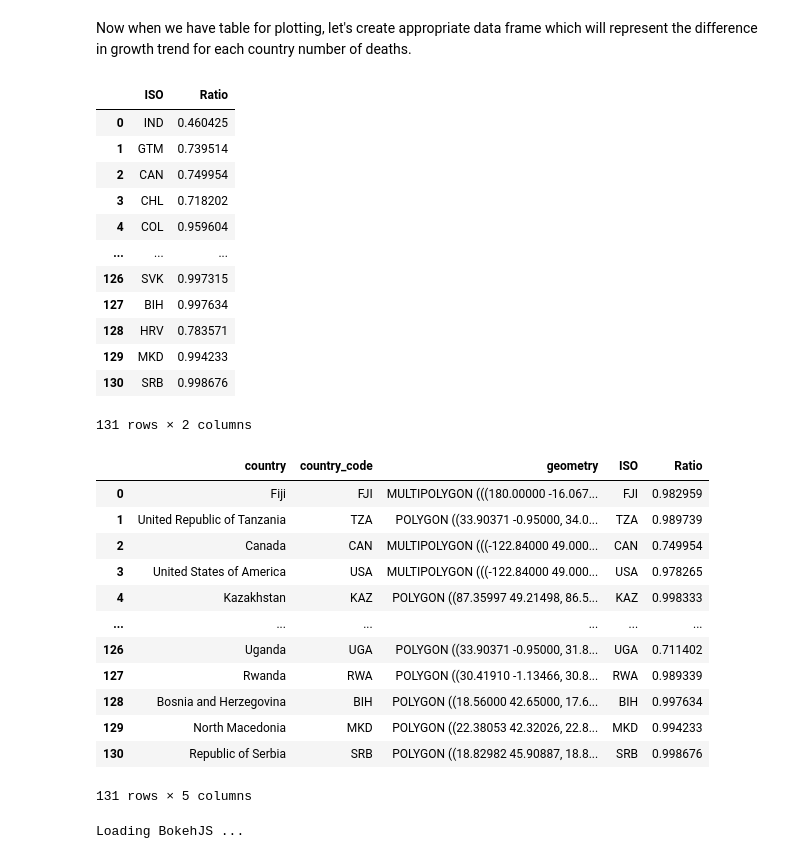
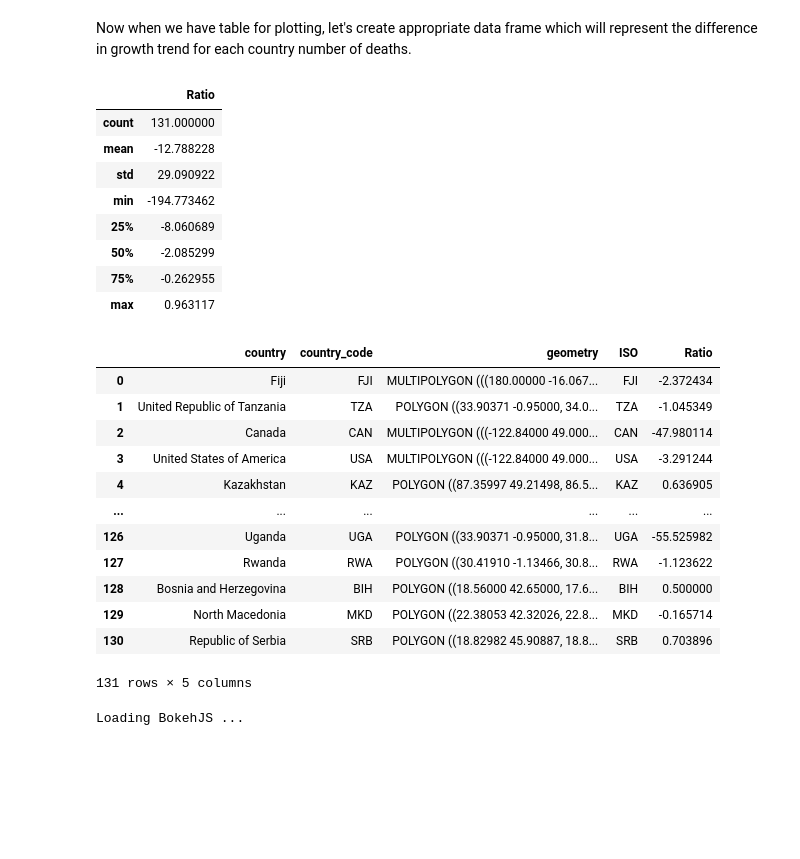
Before and after one commit to r-Files/DOPP, a Jupyter notebook: jupyter_notebooks/lab_question_b.ipynb, the cells around one changed output. Drawn from its saved outputs; the diff is of its cells as text; code cells hidden in the pictures; blank space fills up the shorter version.

```diff
--- a/jupyter_notebooks/lab_question_b.ipynb
+++ b/jupyter_notebooks/lab_question_b.ipynb
@@ -34,7 +34,6 @@ df
 For now, the solution is to delete rows with missing deaths.
 # %%
 df = df[df["Total_Deaths"].isna() == False]
-df = df.drop("No_Affected", axis=1)
 # %% [markdown]
 # How does this vary by country?
 # %% [markdown]
@@ -62,51 +61,47 @@ Now when we have table for plotting, let's create appropriate data frame which w
 # %%
 #Filter data for year 2016.
 import matplotlib.pyplot as plt
 each_country_dict = {}
 for i in df["ISO"].unique():
     if i in gdf['country_code'].values and len(df[df["ISO"] == i]) >= 10:
         each_country_dict[i] = df[df["ISO"] == i]
 new = []
 for i in each_country_dict:
     deaths = each_country_dict[i]["Total_Deaths"].values
     size = len(deaths)
     diff = 1 - sum(deaths[:size//2])/len(deaths[:size//2])/(sum(deaths[size//2:])/len(deaths[size//2:]))
     new.append([i, diff])
 df_new = pd.DataFrame(new)
 df_new.columns =['ISO', 'Ratio']
-df_new['Ratio']=(df_new['Ratio']-df_new['Ratio'].min())/(df_new['Ratio'].max()-df_new['Ratio'].min())
-df_new
+#df_new['Ratio']=(df_new['Ratio']-df_new['Ratio'].min())/(df_new['Ratio'].max()-df_new['Ratio'].min())
+df_new.describe()
 # %% [output]
-|  | ISO | Ratio |
-| 0 | IND | 0.460425 |
-| 1 | GTM | 0.739514 |
-| 2 | CAN | 0.749954 |
-| 3 | CHL | 0.718202 |
-| 4 | COL | 0.959604 |
-| ... | ... | ... |
-| 126 | SVK | 0.997315 |
-| 127 | BIH | 0.997634 |
-| 128 | HRV | 0.783571 |
-| 129 | MKD | 0.994233 |
-| 130 | SRB | 0.998676 |
+|  | Ratio |
+| count | 131.000000 |
+| mean | -12.788228 |
+| std | 29.090922 |
+| min | -194.773462 |
+| 25% | -8.060689 |
+| 50% | -2.085299 |
+| 75% | -0.262955 |
+| max | 0.963117 |
-131 rows × 2 columns
 # %%
 #Merge dataframes gdf and df_2016.
 merged = gdf.merge(df_new, left_on = 'country_code', right_on = 'ISO')
 merged
 # %% [output]
 |  | country | country_code | geometry | ISO | Ratio |
-| 0 | Fiji | FJI | MULTIPOLYGON (((180.00000 -16.067... | FJI | 0.982959 |
-| 1 | United Republic of Tanzania | TZA | POLYGON ((33.90371 -0.95000, 34.0... | TZA | 0.989739 |
-| 2 | Canada | CAN | MULTIPOLYGON (((-122.84000 49.000... | CAN | 0.749954 |
-| 3 | United States of America | USA | MULTIPOLYGON (((-122.84000 49.000... | USA | 0.978265 |
-| 4 | Kazakhstan | KAZ | POLYGON ((87.35997 49.21498, 86.5... | KAZ | 0.998333 |
+| 0 | Fiji | FJI | MULTIPOLYGON (((180.00000 -16.067... | FJI | -2.372434 |
+| 1 | United Republic of Tanzania | TZA | POLYGON ((33.90371 -0.95000, 34.0... | TZA | -1.045349 |
+| 2 | Canada | CAN | MULTIPOLYGON (((-122.84000 49.000... | CAN | -47.980114 |
+| 3 | United States of America | USA | MULTIPOLYGON (((-122.84000 49.000... | USA | -3.291244 |
+| 4 | Kazakhstan | KAZ | POLYGON ((87.35997 49.21498, 86.5... | KAZ | 0.636905 |
 | ... | ... | ... | ... | ... | ... |
-| 126 | Uganda | UGA | POLYGON ((33.90371 -0.95000, 31.8... | UGA | 0.711402 |
-| 127 | Rwanda | RWA | POLYGON ((30.41910 -1.13466, 30.8... | RWA | 0.989339 |
-| 128 | Bosnia and Herzegovina | BIH | POLYGON ((18.56000 42.65000, 17.6... | BIH | 0.997634 |
-| 129 | North Macedonia | MKD | POLYGON ((22.38053 42.32026, 22.8... | MKD | 0.994233 |
-| 130 | Republic of Serbia | SRB | POLYGON ((18.82982 45.90887, 18.8... | SRB | 0.998676 |
+| 126 | Uganda | UGA | POLYGON ((33.90371 -0.95000, 31.8... | UGA | -55.525982 |
+| 127 | Rwanda | RWA | POLYGON ((30.41910 -1.13466, 30.8... | RWA | -1.123622 |
+| 128 | Bosnia and Herzegovina | BIH | POLYGON ((18.56000 42.65000, 17.6... | BIH | 0.500000 |
+| 129 | North Macedonia | MKD | POLYGON ((22.38053 42.32026, 22.8... | MKD | -0.165714 |
+| 130 | Republic of Serbia | SRB | POLYGON ((18.82982 45.90887, 18.8... | SRB | 0.703896 |
 131 rows × 5 columns
 # %%
 import json
```
Also changed, not shown: parts of 7 cells of this notebook.
